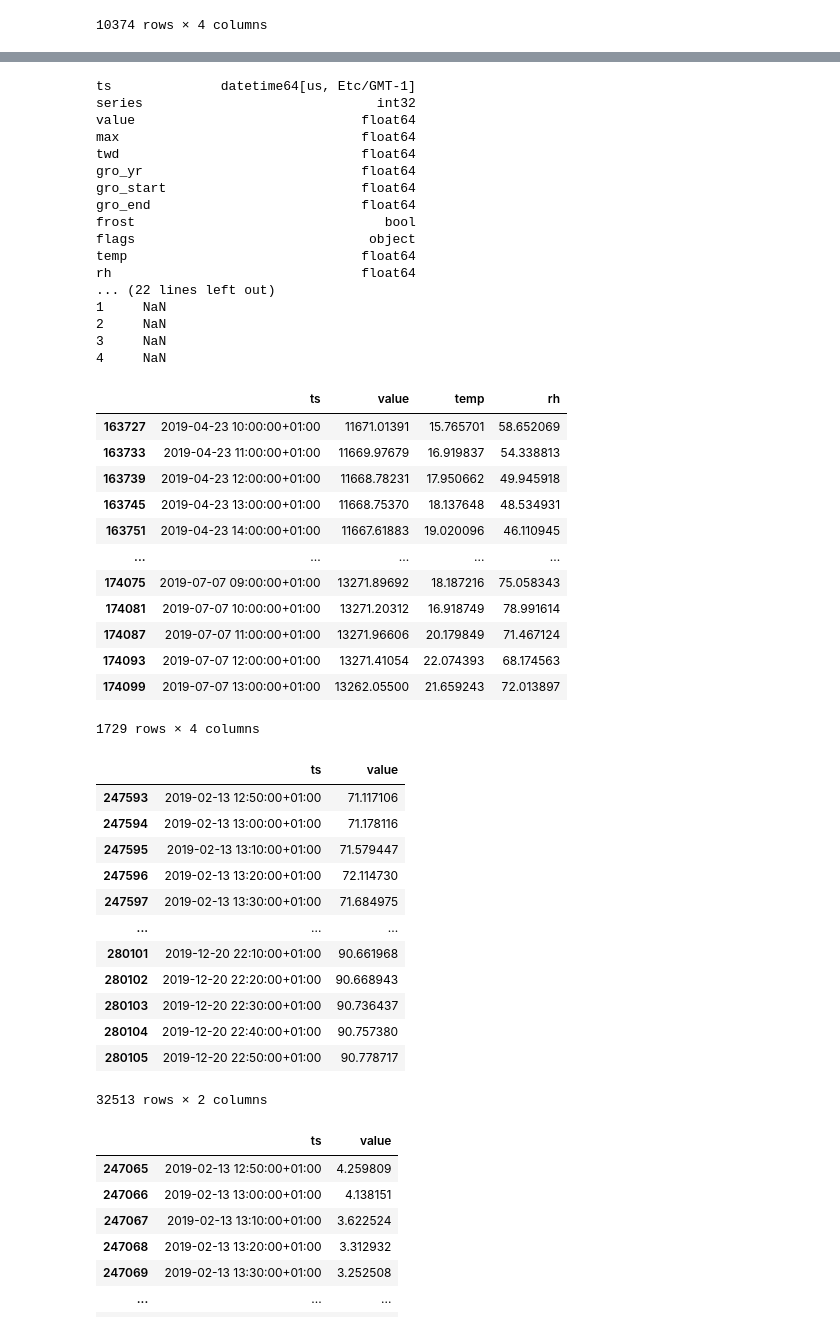
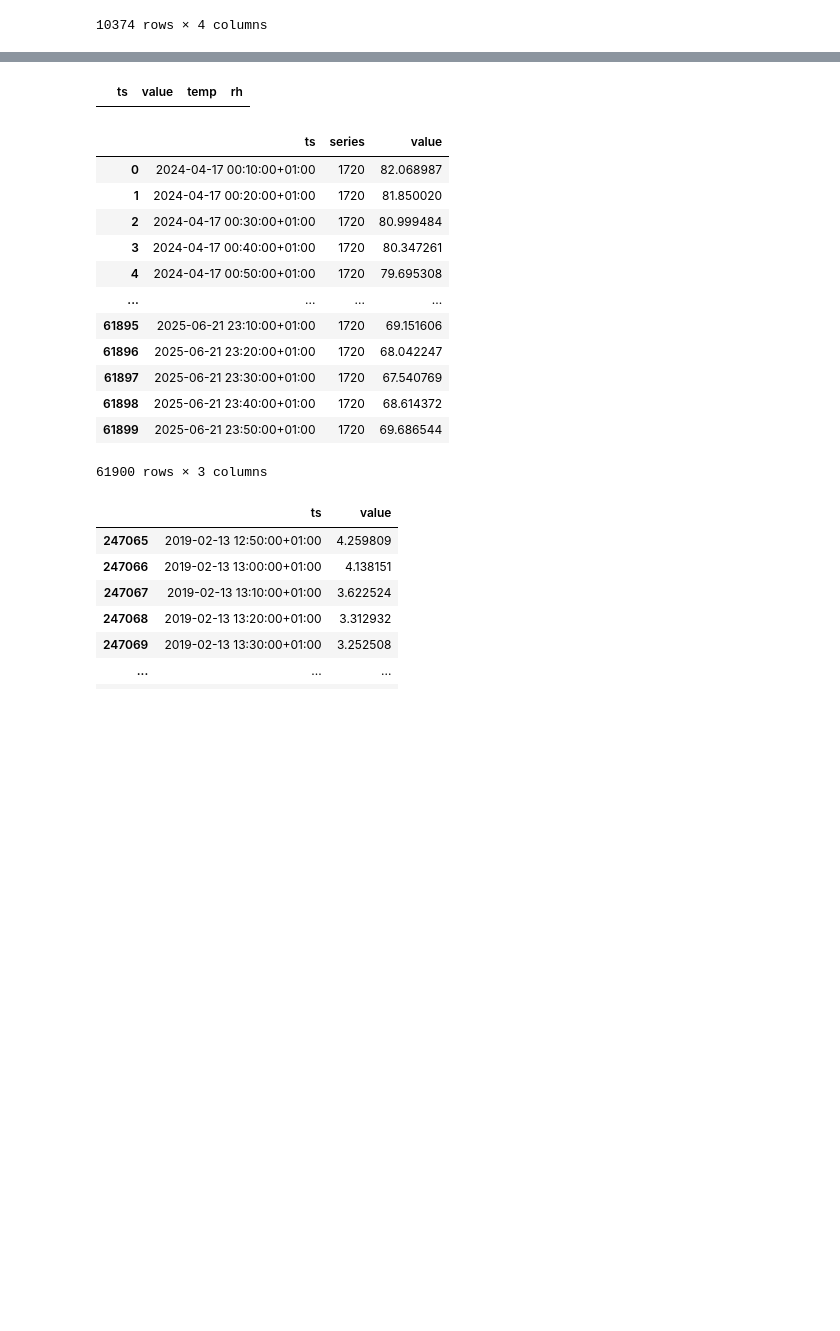
Before and after one commit to treenet/treenetai, a Jupyter notebook: pipeline/test_notebook.ipynb, the cells around one changed output, grey strips where cells are left out. Drawn from its saved outputs; the diff is of its cells as text; code cells hidden in the pictures; blank space fills up the shorter version.

```diff
--- a/pipeline/test_notebook.ipynb
+++ b/pipeline/test_notebook.ipynb
@@ -595,56 +595,27 @@ dtype: object
 # %%
 df = pd.read_feather('/storage/lukovic/Data/FORWARDS/treenet/server_data/dendrometer_lm/dendrometer_lm_series_id_18.ftr')
-df = df[df.ts.dt.year == 2019]
+df = df[df.ts.dt.year == 2024]
 df[['ts', 'value', 'temp', 'rh']].dropna()
 # %% [output]
-ts              datetime64[us, Etc/GMT-1]
-series                              int32
-value                             float64
-max                               float64
-twd                               float64
-gro_yr                            float64
-gro_start                         float64
-gro_end                           float64
-frost                                bool
-flags                              object
-temp                              float64
-rh                                float64
-... (22 lines left out)
-1     NaN
-2     NaN
-3     NaN
-4     NaN
 |  | ts | value | temp | rh |
-| 163727 | 2019-04-23 10:00:00+01:00 | 11671.01391 | 15.765701 | 58.652069 |
-| 163733 | 2019-04-23 11:00:00+01:00 | 11669.97679 | 16.919837 | 54.338813 |
-| 163739 | 2019-04-23 12:00:00+01:00 | 11668.78231 | 17.950662 | 49.945918 |
-| 163745 | 2019-04-23 13:00:00+01:00 | 11668.75370 | 18.137648 | 48.534931 |
-| 163751 | 2019-04-23 14:00:00+01:00 | 11667.61883 | 19.020096 | 46.110945 |
-| ... | ... | ... | ... | ... |
-| 174075 | 2019-07-07 09:00:00+01:00 | 13271.89692 | 18.187216 | 75.058343 |
-| 174081 | 2019-07-07 10:00:00+01:00 | 13271.20312 | 16.918749 | 78.991614 |
-| 174087 | 2019-07-07 11:00:00+01:00 | 13271.96606 | 20.179849 | 71.467124 |
-| 174093 | 2019-07-07 12:00:00+01:00 | 13271.41054 | 22.074393 | 68.174563 |
-| 174099 | 2019-07-07 13:00:00+01:00 | 13262.05500 | 21.659243 | 72.013897 |
-1729 rows × 4 columns
 # %%
-df = pd.read_feather('/storage/lukovic/Data/FORWARDS/treenet/server_data/hygrometer_l1/hygrometer_l1_series_id_8.ftr');
-df = df[df.ts.dt.year == 2019]
-df[['ts', 'value']].dropna()
+df = pd.read_feather('/storage/lukovic/Data/FORWARDS/treenet/server_data/hygrometer_l1/hygrometer_l1_series_id_1720.ftr');
+#df = df[df.ts.dt.year == 2019]
+df
 # %% [output]
-|  | ts | value |
-| 247593 | 2019-02-13 12:50:00+01:00 | 71.117106 |
-| 247594 | 2019-02-13 13:00:00+01:00 | 71.178116 |
-| 247595 | 2019-02-13 13:10:00+01:00 | 71.579447 |
-| 247596 | 2019-02-13 13:20:00+01:00 | 72.114730 |
-| 247597 | 2019-02-13 13:30:00+01:00 | 71.684975 |
-| ... | ... | ... |
-| 280101 | 2019-12-20 22:10:00+01:00 | 90.661968 |
-| 280102 | 2019-12-20 22:20:00+01:00 | 90.668943 |
-| 280103 | 2019-12-20 22:30:00+01:00 | 90.736437 |
-| 280104 | 2019-12-20 22:40:00+01:00 | 90.757380 |
-| 280105 | 2019-12-20 22:50:00+01:00 | 90.778717 |
+|  | ts | series | value |
+| 0 | 2024-04-17 00:10:00+01:00 | 1720 | 82.068987 |
+| 1 | 2024-04-17 00:20:00+01:00 | 1720 | 81.850020 |
+| 2 | 2024-04-17 00:30:00+01:00 | 1720 | 80.999484 |
+| 3 | 2024-04-17 00:40:00+01:00 | 1720 | 80.347261 |
+| 4 | 2024-04-17 00:50:00+01:00 | 1720 | 79.695308 |
+| ... | ... | ... | ... |
+| 61895 | 2025-06-21 23:10:00+01:00 | 1720 | 69.151606 |
+| 61896 | 2025-06-21 23:20:00+01:00 | 1720 | 68.042247 |
+| 61897 | 2025-06-21 23:30:00+01:00 | 1720 | 67.540769 |
+| 61898 | 2025-06-21 23:40:00+01:00 | 1720 | 68.614372 |
+| 61899 | 2025-06-21 23:50:00+01:00 | 1720 | 69.686544 |
-32513 rows × 2 columns
+61900 rows × 3 columns
 # %%
 df = pd.read_feather('/storage/lukovic/Data/FORWARDS/treenet/server_data/thermometer_l1/thermometer_l1_series_id_10.ftr')
 df = df[df.ts.dt.year == 2019]
```
Also changed, not shown: parts of 19 cells of this notebook, 5 other files.
